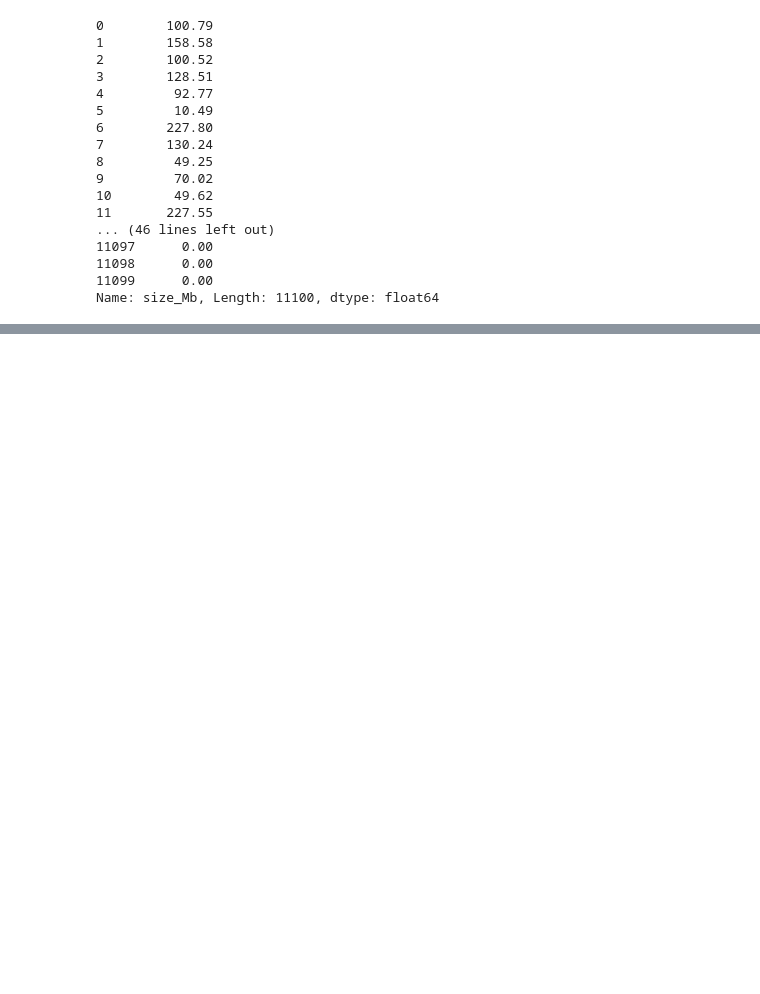
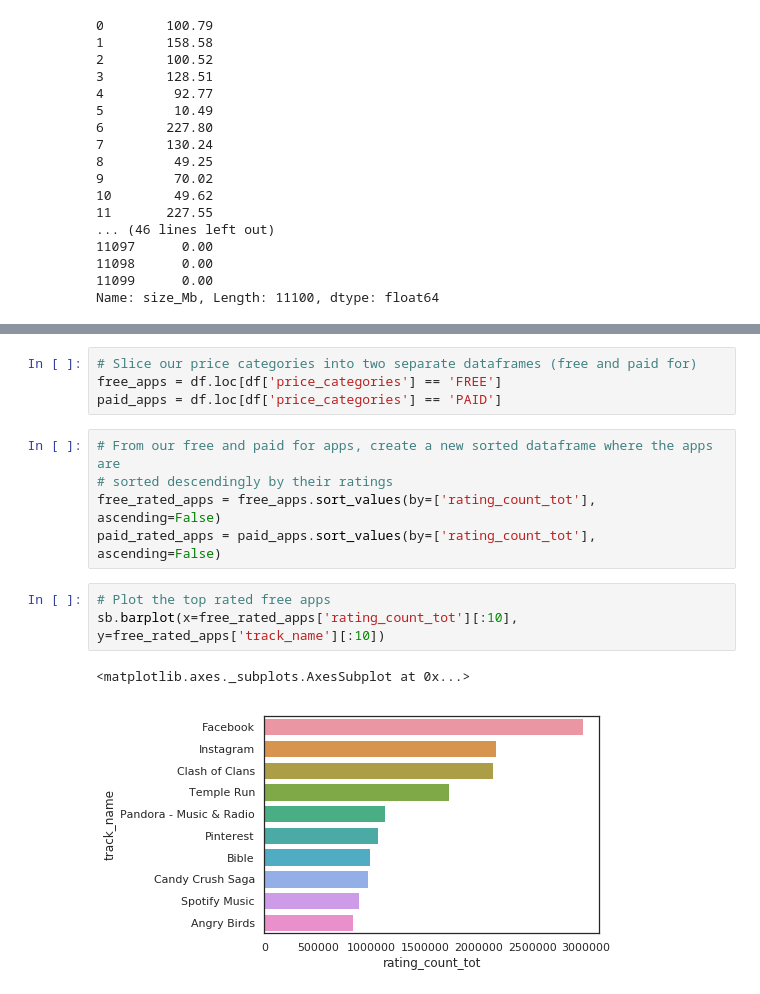
Before and after one commit to C3NZ/AppleStoreAnalysis, a Jupyter notebook: Applestore.ipynb, the cells around one changed output, grey strips where cells are left out. Saved outputs shown, nothing was run; the diff lists cells and outputs as text; blank space fills up the shorter version.

```diff
--- a/Applestore.ipynb
+++ b/Applestore.ipynb
@@ -189,0 +238,15 @@ Name: size_Mb, Length: 11100, dtype: float64
+# %%
+# Slice our price categories into two separate dataframes (free and paid for)
+free_apps = df.loc[df['price_categories'] == 'FREE']
+paid_apps = df.loc[df['price_categories'] == 'PAID']
+# %%
+# From our free and paid for apps, create a new sorted dataframe where the apps are
+# sorted descendingly by their ratings
+free_rated_apps = free_apps.sort_values(by=['rating_count_tot'], ascending=False)
+paid_rated_apps = paid_apps.sort_values(by=['rating_count_tot'], ascending=False)
+# %%
+# Plot the top rated free apps
+sb.barplot(x=free_rated_apps['rating_count_tot'][:10], y=free_rated_apps['track_name'][:10])
+# %% [output]
+<matplotlib.axes._subplots.AxesSubplot at 0x...>
+[figure, added]
```
Also changed, not shown: parts of 11 cells of this notebook.
